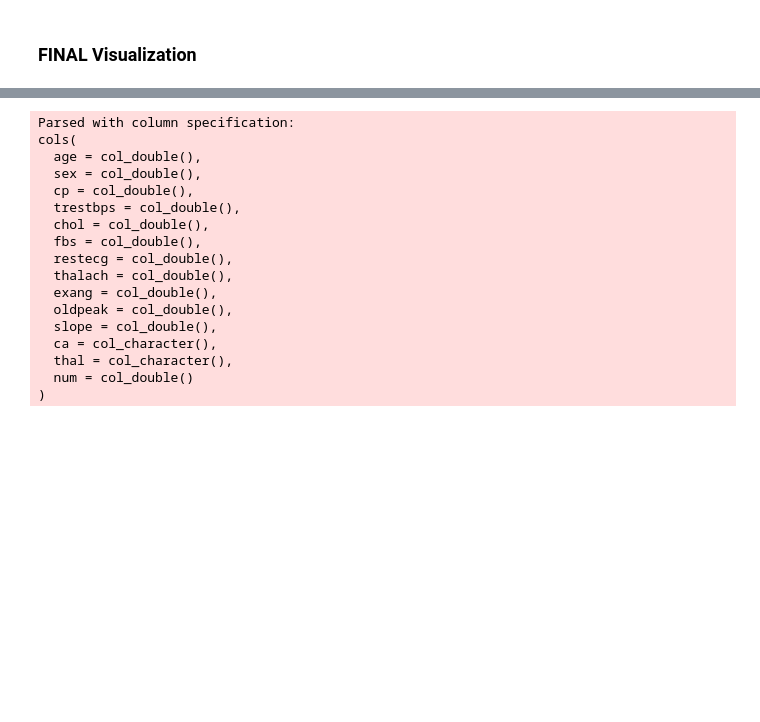
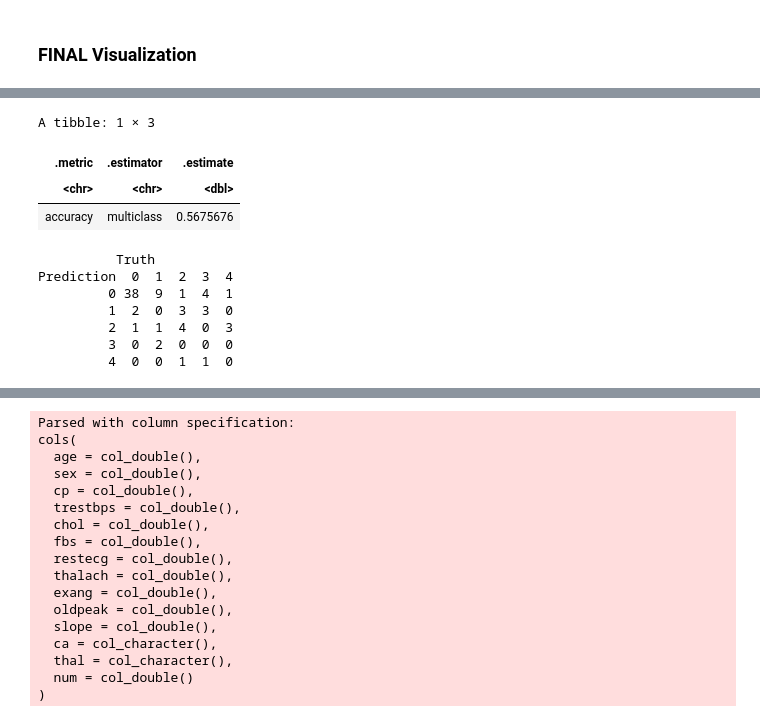
Before and after one commit to oliviahe0111/Heart-Disease-Data, a Jupyter notebook: heart_disease_data.ipynb, the cells around one changed output, grey strips where cells are left out. Saved outputs shown, nothing was run; the diff lists cells and outputs as text; code cells hidden in the pictures; blank space fills up the shorter version.

```diff
--- a/heart_disease_data.ipynb
+++ b/heart_disease_data.ipynb
@@ -896,0 +707,37 @@ We picked a total of five predictors in the last classifier training case. We tr
+# %%
+# knn_tune
+
+knn_spec_sa <- nearest_neighbor(weight_func = "rectangular", neighbors = 6) %>%
+  set_engine("kknn") %>%
+  set_mode("classification")
+
+knn_fit_sa <- workflow() %>%
+  add_recipe(heart_recipe) %>%
+  add_model(knn_spec_sa) %>%
+  fit(data = heart_disease_train)
+# %%
+# make predictions
+
+heart_prediction <- predict(knn_fit_sa, heart_disease_test) %>%
+                    bind_cols(heart_disease_test)
+
+heart_metrics <- heart_prediction %>%
+                metrics(truth = num, estimate = .pred_class) %>%
+                filter(.metric == "accuracy")
+
+mnist_conf_mat <- heart_prediction %>%
+                 conf_mat(truth = num, estimate = .pred_class)
+heart_metrics
+mnist_conf_mat
+# %% [output]
+A tibble: 1 × 3
+| .metric | .estimator | .estimate |
+| <chr> | <chr> | <dbl> |
+| accuracy | multiclass | 0.5675676 |
+          Truth
+Prediction  0  1  2  3  4
+         0 38  9  1  4  1
+         1  2  0  3  3  0
+         2  1  1  4  0  3
+         3  0  2  0  0  0
+         4  0  0  1  1  0
```
Also changed, not shown: parts of 59 cells of this notebook.
